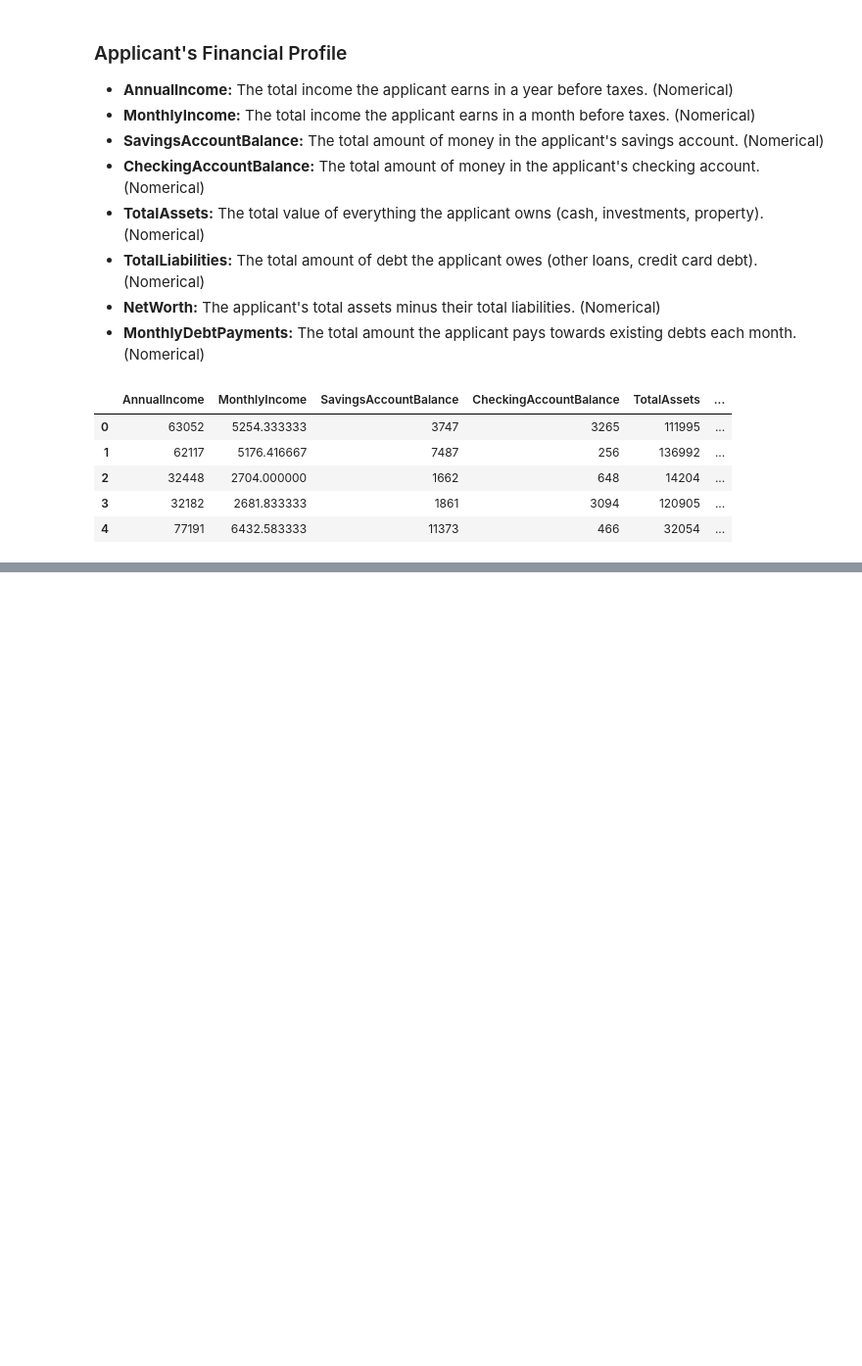
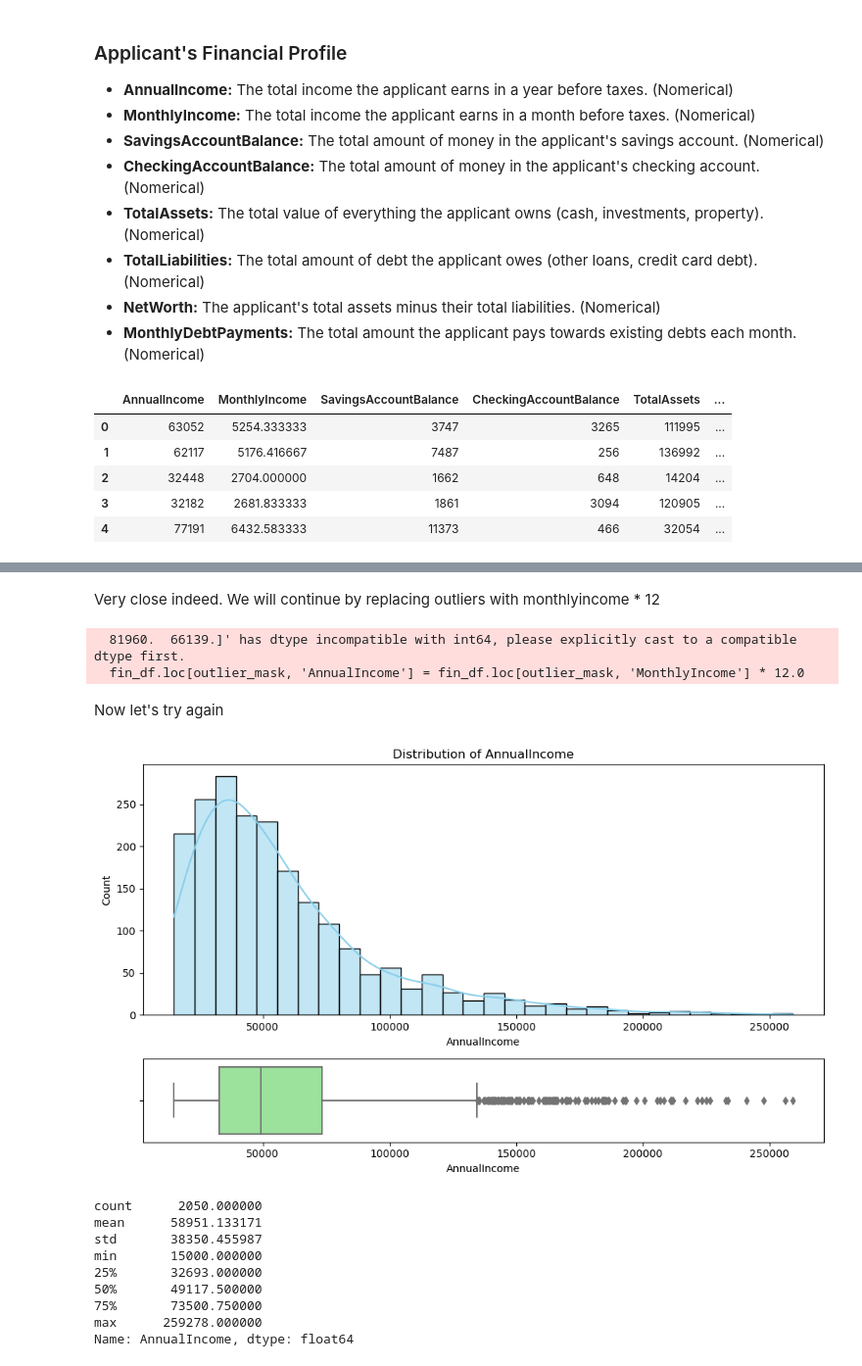
Before and after one commit to KimiyaVahidMotlagh/QBC-DA10-Group4Project1, a Jupyter notebook: DA10_EDA(Arash).ipynb, the cells around one changed output, grey strips where cells are left out. Shown at 98% size. Saved outputs shown, nothing was run; the diff lists cells and outputs as text; code cells hidden in the pictures; blank space fills up the shorter version.

```diff
--- a/DA10_EDA(Arash).ipynb
+++ b/DA10_EDA(Arash).ipynb
@@ -571,0 +654,7 @@ fin_df.head()
+# %%
+outlier_mask = df['AnnualIncome'] == 1e7
+non_missing = df[~outlier_mask]
+non_missing['Calculated_Annual'] = non_missing['MonthlyIncome'] * 12
+non_missing['IncomeDiff'] = non_missing['AnnualIncome'] - non_missing['Calculated_Annual']
+
+non_missing[['AnnualIncome', 'Calculated_Annual']].describe()
@@ -571,0 +681,22 @@ fin_df.head()
+# %% [markdown]
+Very close indeed. We will continue by replacing outliers with monthlyincome * 12
+# %%
+fin_df.loc[outlier_mask, 'AnnualIncome'] = fin_df.loc[outlier_mask, 'MonthlyIncome'] * 12.0
+# %% [output]
+  81960.  66139.]' has dtype incompatible with int64, please explicitly cast to a compatible dtype first.
+  fin_df.loc[outlier_mask, 'AnnualIncome'] = fin_df.loc[outlier_mask, 'MonthlyIncome'] * 12.0
+# %% [markdown]
+Now let's try again
+# %%
+describe_numeric_column(fin_df, column='AnnualIncome')
+# %% [output]
+[figure, added]
+count      2050.000000
+mean      58951.133171
+std       38350.455987
+min       15000.000000
+25%       32693.000000
+50%       49117.500000
+75%       73500.750000
+max      259278.000000
+Name: AnnualIncome, dtype: float64
```
Also changed, not shown: parts of 22 cells of this notebook.
